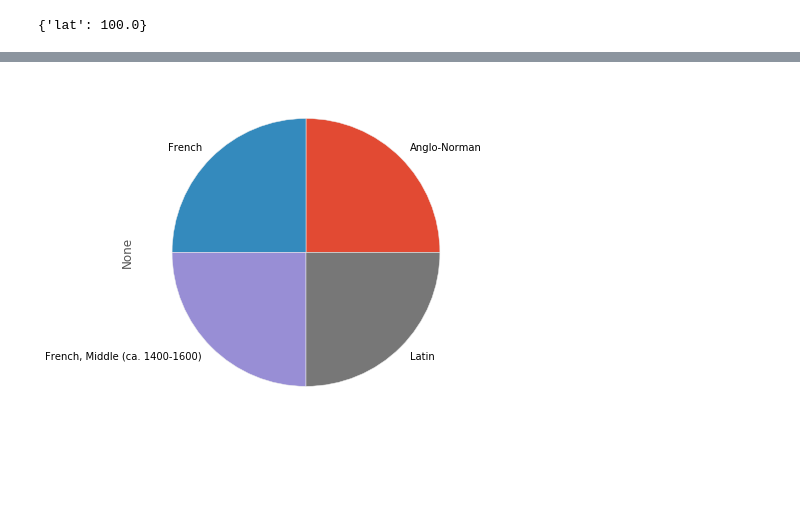
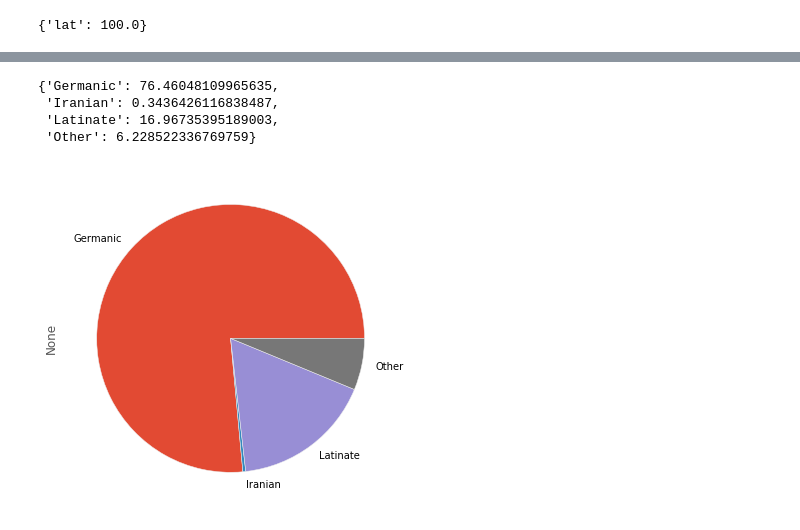
Before and after one commit to JonathanReeve/macro-etym, a Jupyter notebook: macro-etym.ipynb, the cells around one changed output, grey strips where cells are left out. Drawn from its saved outputs; the diff is of its cells as text; code cells hidden in the pictures; blank space fills up the shorter version.

```diff
--- a/macro-etym.ipynb
+++ b/macro-etym.ipynb
@@ -53,3 +29,13 @@ etymwn
+# %%
+# Parse the CSV file.
+etymdict = {}
+with open('etymwn-smaller.tsv') as csvfile:
+    csvreader = csv.reader(csvfile, delimiter='\t')
+    for line in csvreader:
+        if line[0] in etymdict:
+            etymdict[line[0]].append(line[1])
+        else:
+            etymdict[line[0]] = [line[1]]
 # %%
 class LangList():
     def __init__(self, langs):
@@ -96,7 +82,7 @@ class Word():
             return []
 
     @property
-    def parents(self, ignoreAffixes=True, ignoreSelf=True):
+    def parents(self, ignoreAffixes=True, ignoreSelf=False):
         """
         ignoreAffixes will remove suffixes like -ly, so that the parent list for
         "universally" returns "universal (eng)" instead of "universal (eng), -ly (eng)."
@@ -110,7 +96,11 @@ class Word():
         language = self.lang
 
         # Finds the first-generation ancestor(s) of a word.
-        rawParentList = etymwn[etymwn['word']==language + ": " + word]['parent'].tolist()
+        #rawParentList = etymwn[etymwn['word']==language + ": " + word]['parent'].tolist()
+        try:
+            rawParentList = etymdict[language + ": " + word]
+        except:
+            rawParentList = []
         parentList = [self.split(parent) for parent in rawParentList]
         if ignoreAffixes:
             parentList = [p for p in parentList if p.word[0] is not '-']
@@ -118,15 +108,15 @@ class Word():
         if ignoreSelf:
             newParents = []
             for parent in parentList:
+                print('looking up %s' % parent)
                 if parent.lang == language or parent.lang in self.oldVersions(language):
+                    print('%s is current language or olderversion' % parent.lang)
                     for otherParent in parent.parents: # Go deeper.
                         newParents.append(otherParent)
                 else:
                     newParents.append(parent)
             parentList = newParents
         return parentList
-
-    # TODO: foreignParents
 
     @property
     def parentLanguages(self):
@@ -244,9 +234,12 @@ class Text():
         else:
             return stats
 
-    langDict = {'Germanic': ['eng', 'enm', 'ang', 'deu', 'dut', 'non'],
-                'Latinate': ['fra', 'frm', 'fro', 'lat'],
-                'Iranian': ['fas']}
+    langDict = {'Germanic': ['eng', 'enm', 'ang', 'deu', 'dut', 'nld', 'dum', 'non', 'gml'],
+                'Latinate': ['fra', 'frm', 'fro', 'lat', 'spa', 'xno'],
+                'Indo-Iranian': ['hin', 'fas'],
+                'Celtic': ['gle'],
+                'Hellenic': ['grc'],
+                'Semitic': ['ara', 'heb']}
 
     def getFamily(self, language):
         for family, children in self.langDict.items():
@@ -259,7 +252,7 @@ class Text():
         families = {}
         for lang, perc in stats.items():
             fam = self.getFamily(lang)
-            print(fam, lang, perc)
+            print( fam, lang, perc)
             if fam in families:
                 families[fam].append((lang, perc))
             else:
@@ -287,4 +280,4 @@ class Text():
         return self.compileFamilyStats()
 
     def showPie(self):
-        pd.Series(self.prettyStats()).plot(kind='pie', figsize=(6,6))
+        pd.Series(self.familyStats).plot(kind='pie', figsize=(6,6))
@@ -347,0 +335,3 @@ t.prettyStats()
+# %%
+mobyRaw = open('moby-small.txt').read()
+moby = Text(mobyRaw)
@@ -348,5 +381,12 @@ t.prettyStats()
+# %%
+moby.familyStats
+# %% [output]
+{'Germanic': 76.46048109965635,
+ 'Iranian': 0.3436426116838487,
+ 'Latinate': 16.96735395189003,
+ 'Other': 6.228522336769759}
 # %%
-t.showPie()
+moby.showPie()
 # TODO: make colors prettier
 # %% [output]
-[figure, old version]
+[figure, new version]
```
Also changed, not shown: parts of 27 cells of this notebook.
